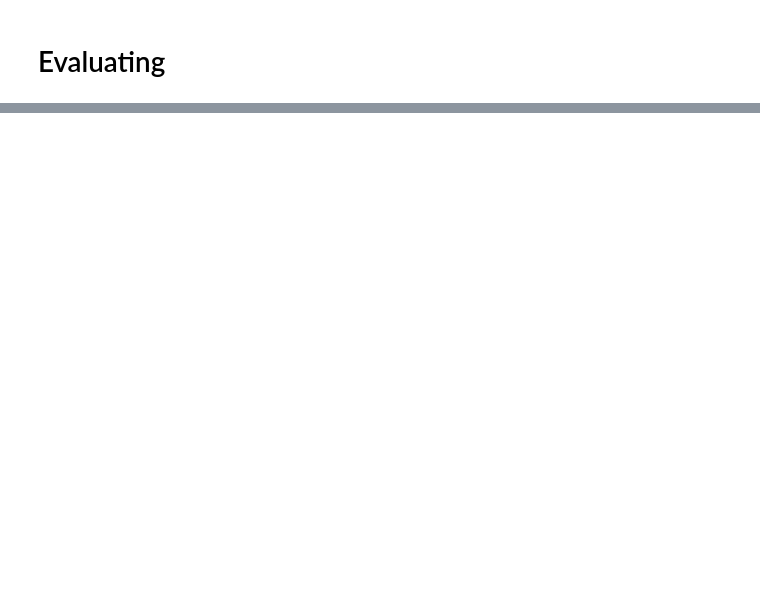
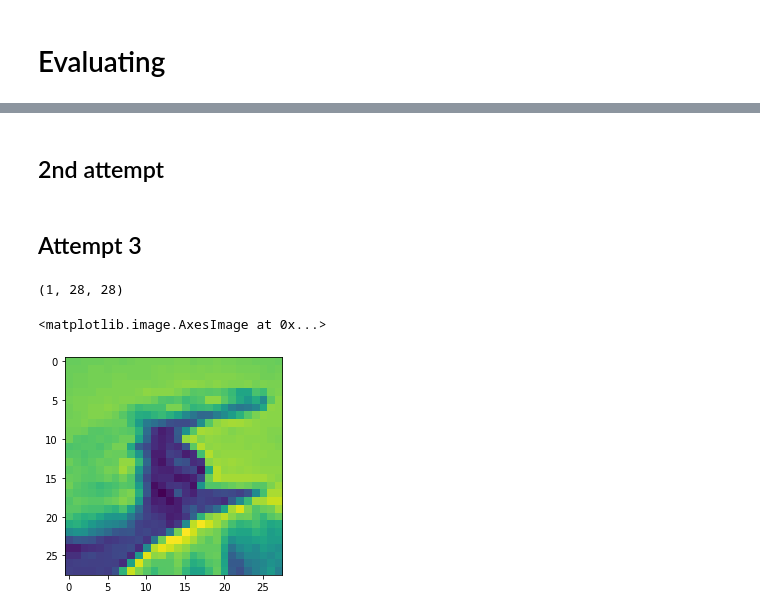
Before and after one commit to alex21738/Image_Classification-American_Sign_Language, a Jupyter notebook: ASL image classification.ipynb, the cells around one changed output, grey strips where cells are left out. Drawn from its saved outputs; the diff is of its cells as text; code cells hidden in the pictures; blank space fills up the shorter version.

```diff
--- a/ASL image classification.ipynb
+++ b/ASL image classification.ipynb
@@ -355,0 +352,18 @@ results_testcnn
+# %% [markdown]
+## 2nd attempt
+# %% [markdown]
+## Attempt 3
+# %%
+imagesh  = np.array([np.reshape(imagestest[0], (28, 28))])
+imagesh.shape
+# %% [output]
+(1, 28, 28)
+# %%
+imageheat = np.expand_dims(imagestest[0], axis=0)
+
+imageheat.shape
+plt.imshow(imagestest[0].reshape(28,28))
+imagestest[0].shape
+# %% [output]
+<matplotlib.image.AxesImage at 0x...>
+[figure, added]
```
Also changed, not shown: parts of 37 cells of this notebook, 2 other files.
